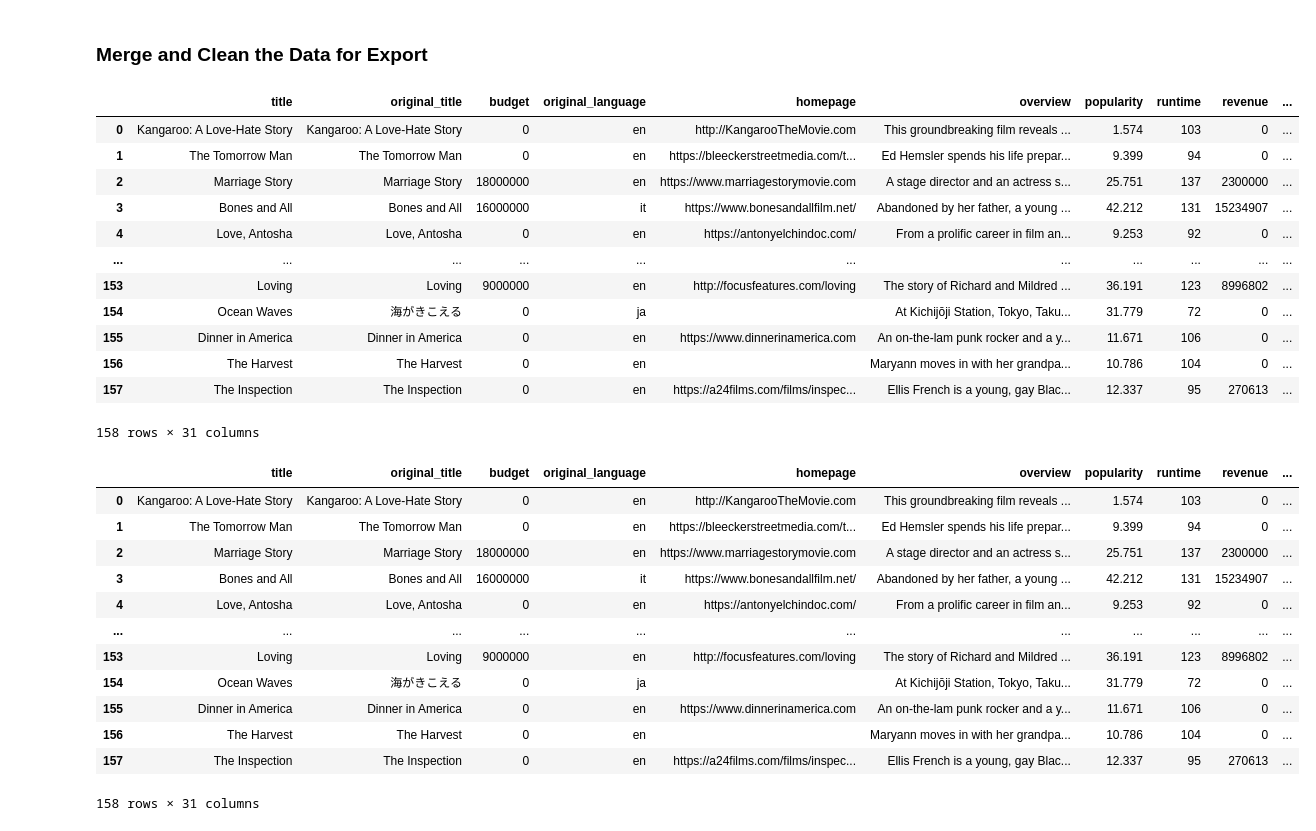
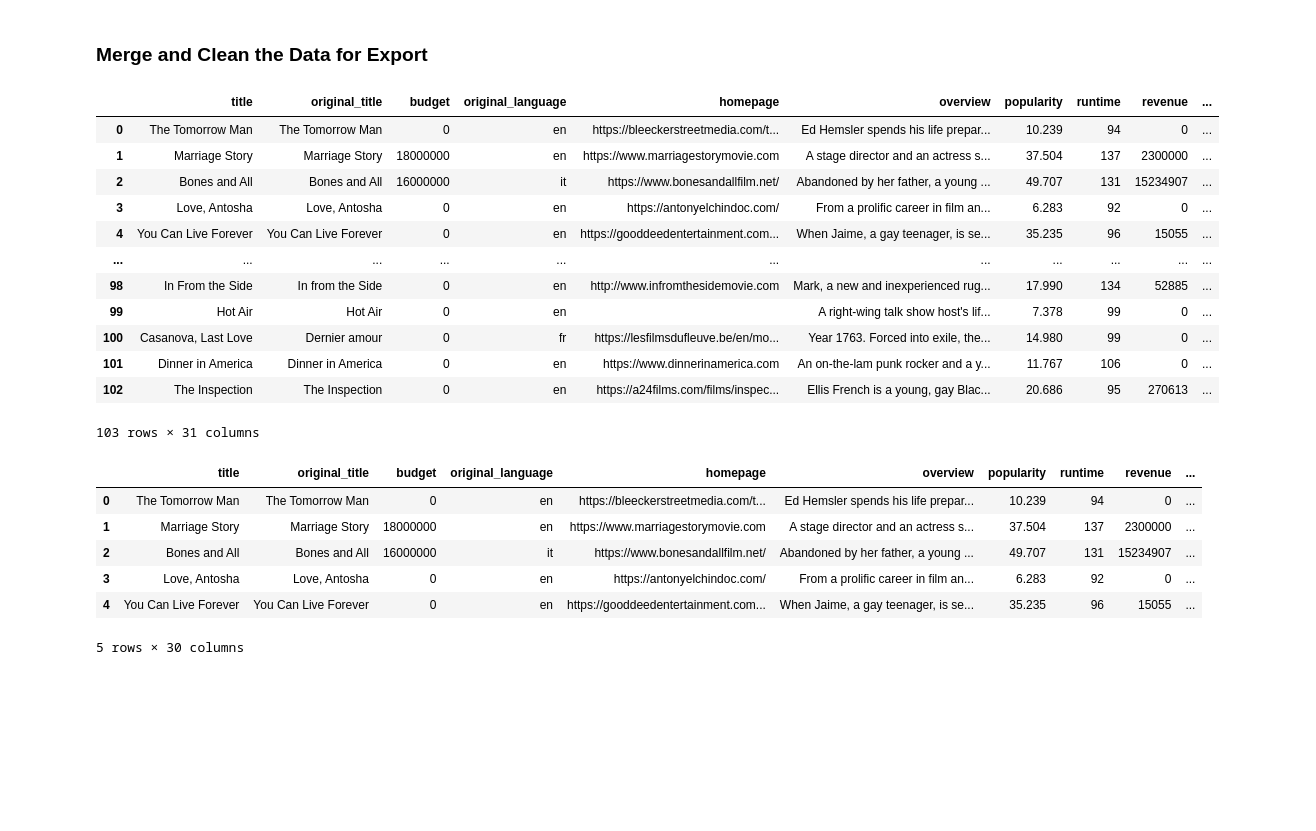
Before and after one commit to mikeyms1/data-sourcing-challenge, a Jupyter notebook: retrieve_movie_data.ipynb, the cells around one changed output. Drawn from its saved outputs; the diff is of its cells as text; code cells hidden in the pictures; blank space fills up the shorter version.

```diff
--- a/retrieve_movie_data.ipynb
+++ b/retrieve_movie_data.ipynb
@@ -142,26 +140,7 @@ reviews_df
 # Title is between unicode characters \u2018 and \u2019.
 # End string should include " Review" to avoid cutting title early
 
-
-# define function to identify text between unicode characters \u2018 and \u2019
-def extract_text(text):
-    start = text.find('\u2018')
-    # look for endings with just unicode character or unicode character + Review.  Use one with review unless not present.
-    end1 = text.find('\u2019', start)
-    end2 = text.find('\u2019 Review', start)
-
-    if end2 > end1:
-        end = end2
-    else:
-        end = end1
-    #print(start,end1, end2)
-    if start != -1 and end != -1:
-        return text[start + 1:end]
-    # if nothing found between characters, then return original text
-    return text
-
-
-reviews_df['title']  = reviews_df['headline.main'].apply(extract_text)
+reviews_df['title']  = reviews_df['headline.main'].apply(lambda st: st[st.find("\u2018")+1:st.find("\u2019 Review")])
 reviews_df
 # %% [output]
 |  | web_url | snippet | source | keywords | pub_date | word_count | headline.main | headline.kicker | ... |
@@ -242,6 +210,3 @@ titles_cleaned
-# %%
-#update title with titles that have trailing comma removed
-reviews_df['title'] = titles_cleaned
 # %% [markdown]
 ### Access The Movie Database API
 # %%
@@ -257,7 +222,7 @@ tmdb_movies_list = []
 request_counter = 1
 
 # Loop through the titles
-for title_text in titles_cleaned:
+for title_text in titles:
     # Check if we need to sleep before making a request
     if (request_counter % 50) == 0 :
         time.sleep(1)
@@ -316,9 +281,9 @@ for title_text in titles_cleaned:
         }
 
         tmdb_movies_list.append(movie_info)
-        print(f"Found {title_text}")
+        print(f"Found: {title_text}")
 
         # Print out the title that was found
     except:
-        print(f"Not found {title_text}")
+        print(f"Not found: {title_text}")
 # %% [output]
@@ -383,55 +348,49 @@ tmdb_movies_list_df
 ### Merge and Clean the Data for Export
 # %%
 # Merge the New York Times reviews and TMDB DataFrames on title
-merged_df = pd.merge(tmdb_movies_list_df,reviews_df, on='title',how='left')
+merged_df = pd.merge(tmdb_movies_list_df,reviews_df, on='title',how='inner')
 merged_df
 # %% [output]
 |  | title | original_title | budget | original_language | homepage | overview | popularity | runtime | revenue | ... |
-| 0 | Kangaroo: A Love-Hate Story | Kangaroo: A Love-Hate Story | 0 | en | http://KangarooTheMovie.com | This groundbreaking film reveals ... | 1.574 | 103 | 0 | ... |
-| 1 | The Tomorrow Man | The Tomorrow Man | 0 | en | https://bleeckerstreetmedia.com/t... | Ed Hemsler spends his life prepar... | 9.399 | 94 | 0 | ... |
-| 2 | Marriage Story | Marriage Story | 18000000 | en | https://www.marriagestorymovie.com | A stage director and an actress s... | 25.751 | 137 | 2300000 | ... |
-| 3 | Bones and All | Bones and All | 16000000 | it | https://www.bonesandallfilm.net/ | Abandoned by her father, a young ... | 42.212 | 131 | 15234907 | ... |
-| 4 | Love, Antosha | Love, Antosha | 0 | en | https://antonyelchindoc.com/ | From a prolific career in film an... | 9.253 | 92 | 0 | ... |
+| 0 | The Tomorrow Man | The Tomorrow Man | 0 | en | https://bleeckerstreetmedia.com/t... | Ed Hemsler spends his life prepar... | 10.239 | 94 | 0 | ... |
+| 1 | Marriage Story | Marriage Story | 18000000 | en | https://www.marriagestorymovie.com | A stage director and an actress s... | 37.504 | 137 | 2300000 | ... |
+| 2 | Bones and All | Bones and All | 16000000 | it | https://www.bonesandallfilm.net/ | Abandoned by her father, a young ... | 49.707 | 131 | 15234907 | ... |
+| 3 | Love, Antosha | Love, Antosha | 0 | en | https://antonyelchindoc.com/ | From a prolific career in film an... | 6.283 | 92 | 0 | ... |
+| 4 | You Can Live Forever | You Can Live Forever | 0 | en | https://gooddeedentertainment.com... | When Jaime, a gay teenager, is se... | 35.235 | 96 | 15055 | ... |
 | ... | ... | ... | ... | ... | ... | ... | ... | ... | ... | ... |
-| 153 | Loving | Loving | 9000000 | en | http://focusfeatures.com/loving | The story of Richard and Mildred ... | 36.191 | 123 | 8996802 | ... |
-| 154 | Ocean Waves | 海がきこえる | 0 | ja |  | At Kichijōji Station, Tokyo, Taku... | 31.779 | 72 | 0 | ... |
-| 155 | Dinner in America | Dinner in America | 0 | en | https://www.dinnerinamerica.com | An on-the-lam punk rocker and a y... | 11.671 | 106 | 0 | ... |
-| 156 | The Harvest | The Harvest | 0 | en |  | Maryann moves in with her grandpa... | 10.786 | 104 | 0 | ... |
-| 157 | The Inspection | The Inspection | 0 | en | https://a24films.com/films/inspec... | Ellis French is a young, gay Blac... | 12.337 | 95 | 270613 | ... |
+| 98 | In From the Side | In from the Side | 0 | en | http://www.infromthesidemovie.com | Mark, a new and inexperienced rug... | 17.990 | 134 | 52885 | ... |
+| 99 | Hot Air | Hot Air | 0 | en |  | A right-wing talk show host's lif... | 7.378 | 99 | 0 | ... |
+| 100 | Casanova, Last Love | Dernier amour | 0 | fr | https://lesfilmsdufleuve.be/en/mo... | Year 1763. Forced into exile, the... | 14.980 | 99 | 0 | ... |
+| 101 | Dinner in America | Dinner in America | 0 | en | https://www.dinnerinamerica.com | An on-the-lam punk rocker and a y... | 11.767 | 106 | 0 | ... |
+| 102 | The Inspection | The Inspection | 0 | en | https://a24films.com/films/inspec... | Ellis French is a young, gay Blac... | 20.686 | 95 | 270613 | ... |
-158 rows × 31 columns
+103 rows × 31 columns
 # %%
 # Remove list brackets and quotation marks on the columns containing lists
 # Create a list of the columns that need fixing
 columns_to_fix = ['genres','spoken_languages','production_countries']
 
 # Create a list of characters to remove
 character_to_remove = ['[',']']
 
 # Loop through the list of columns to fix
 for column in columns_to_fix:
     # Convert the column to type 'str'
     merged_df[column] = merged_df[column].astype(str)
 
     # Loop through characters to remove
     for line in merged_df[column]:
         merged_df[column] = merged_df[column].str.replace(r"\[|\]|\u2018|\u2019|'", '', regex=True)
 
 # Display the fixed DataFrame
-merged_df
+merged_df.head()
 # %% [output]
 |  | title | original_title | budget | original_language | homepage | overview | popularity | runtime | revenue | ... |
-| 0 | Kangaroo: A Love-Hate Story | Kangaroo: A Love-Hate Story | 0 | en | http://KangarooTheMovie.com | This groundbreaking film reveals ... | 1.574 | 103 | 0 | ... |
-| 1 | The Tomorrow Man | The Tomorrow Man | 0 | en | https://bleeckerstreetmedia.com/t... | Ed Hemsler spends his life prepar... | 9.399 | 94 | 0 | ... |
-| 2 | Marriage Story | Marriage Story | 18000000 | en | https://www.marriagestorymovie.com | A stage director and an actress s... | 25.751 | 137 | 2300000 | ... |
-| 3 | Bones and All | Bones and All | 16000000 | it | https://www.bonesandallfilm.net/ | Abandoned by her father, a young ... | 42.212 | 131 | 15234907 | ... |
-| 4 | Love, Antosha | Love, Antosha | 0 | en | https://antonyelchindoc.com/ | From a prolific career in film an... | 9.253 | 92 | 0 | ... |
-| ... | ... | ... | ... | ... | ... | ... | ... | ... | ... | ... |
-| 153 | Loving | Loving | 9000000 | en | http://focusfeatures.com/loving | The story of Richard and Mildred ... | 36.191 | 123 | 8996802 | ... |
-| 154 | Ocean Waves | 海がきこえる | 0 | ja |  | At Kichijōji Station, Tokyo, Taku... | 31.779 | 72 | 0 | ... |
-| 155 | Dinner in America | Dinner in America | 0 | en | https://www.dinnerinamerica.com | An on-the-lam punk rocker and a y... | 11.671 | 106 | 0 | ... |
-| 156 | The Harvest | The Harvest | 0 | en |  | Maryann moves in with her grandpa... | 10.786 | 104 | 0 | ... |
-| 157 | The Inspection | The Inspection | 0 | en | https://a24films.com/films/inspec... | Ellis French is a young, gay Blac... | 12.337 | 95 | 270613 | ... |
+| 0 | The Tomorrow Man | The Tomorrow Man | 0 | en | https://bleeckerstreetmedia.com/t... | Ed Hemsler spends his life prepar... | 10.239 | 94 | 0 | ... |
+| 1 | Marriage Story | Marriage Story | 18000000 | en | https://www.marriagestorymovie.com | A stage director and an actress s... | 37.504 | 137 | 2300000 | ... |
+| 2 | Bones and All | Bones and All | 16000000 | it | https://www.bonesandallfilm.net/ | Abandoned by her father, a young ... | 49.707 | 131 | 15234907 | ... |
+| 3 | Love, Antosha | Love, Antosha | 0 | en | https://antonyelchindoc.com/ | From a prolific career in film an... | 6.283 | 92 | 0 | ... |
+| 4 | You Can Live Forever | You Can Live Forever | 0 | en | https://gooddeedentertainment.com... | When Jaime, a gay teenager, is se... | 35.235 | 96 | 15055 | ... |
-158 rows × 31 columns
+5 rows × 30 columns
 # %%
 # Drop "byline.person" column
 merged_df.drop(columns='byline.person', inplace=True)
```
Also changed, not shown: parts of 7 cells of this notebook.
